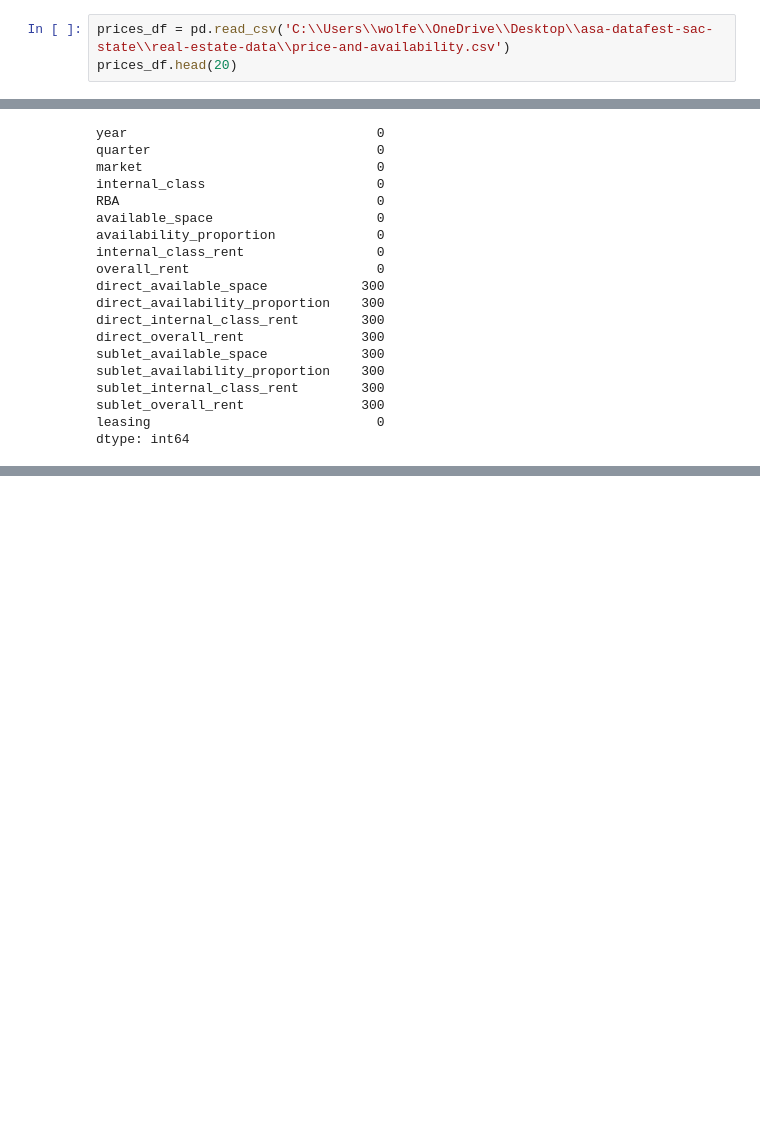
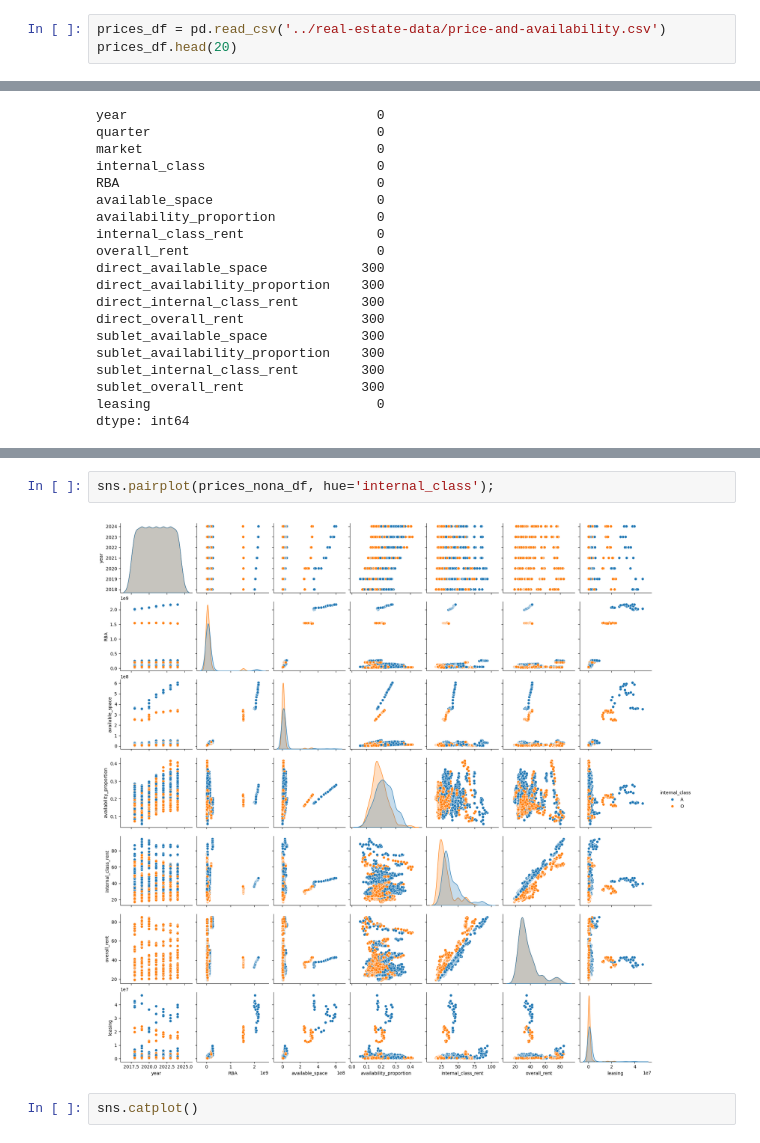
Before and after one commit to cph-datascience/ASA-DataFest-2025, a Jupyter notebook: code/leases-analysis.ipynb, the cells around one changed output, grey strips where cells are left out. Drawn from its saved outputs; the diff is of its cells as text; blank space fills up the shorter version.

```diff
--- a/code/leases-analysis.ipynb
+++ b/code/leases-analysis.ipynb
@@ -139,7 +139,7 @@ leases_nona_df.head(20)
 | 9137 | 2019 | Q1 | 1.0 | Manhattan | 133135 E 52nd St | Manhattan_East Side / UN_New York... | 600 Lexington Ave | Northeast | New York | ... |
 20 rows × 35 columns
 # %%
-prices_df = pd.read_csv('C:\\Users\\wolfe\\OneDrive\\Desktop\\asa-datafest-sac-state\\real-estate-data\\price-and-availability.csv')
+prices_df = pd.read_csv('../real-estate-data/price-and-availability.csv')
 prices_df.head(20)
 # %% [output]
 |  | year | quarter | market | internal_class | RBA | available_space | availability_proportion | ... |
@@ -228,0 +318,6 @@ prices_nona_df.head(20)
+# %%
+sns.pairplot(prices_nona_df, hue='internal_class');
+# %% [output]
+[figure, added]
+# %%
+sns.catplot()
```
Also changed, not shown: parts of 9 cells of this notebook, 1 other file.
